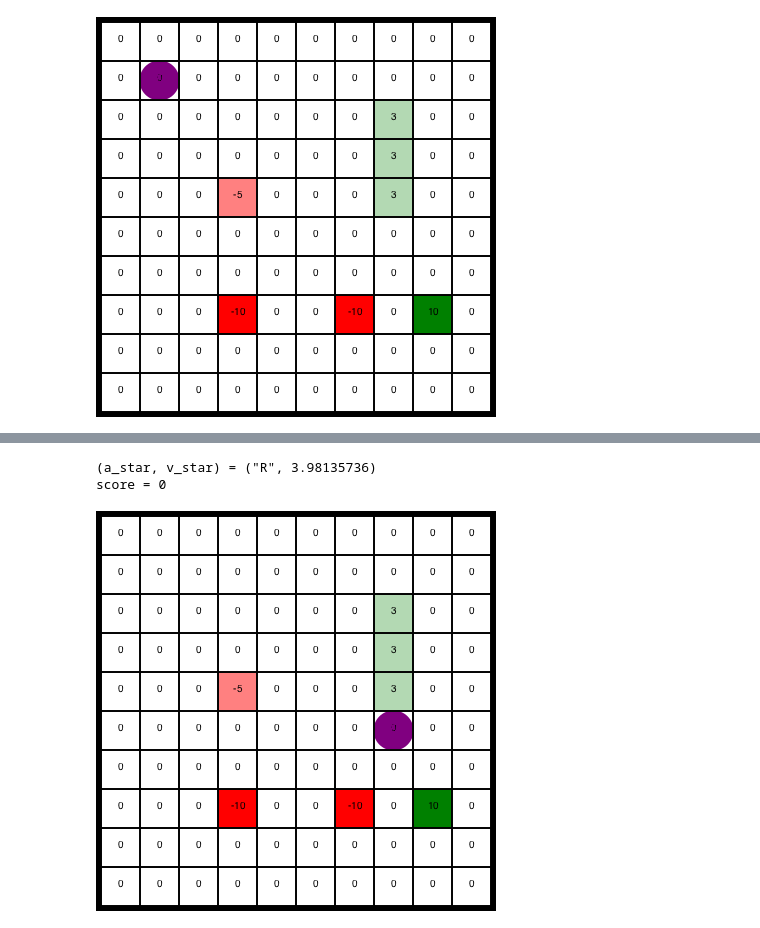
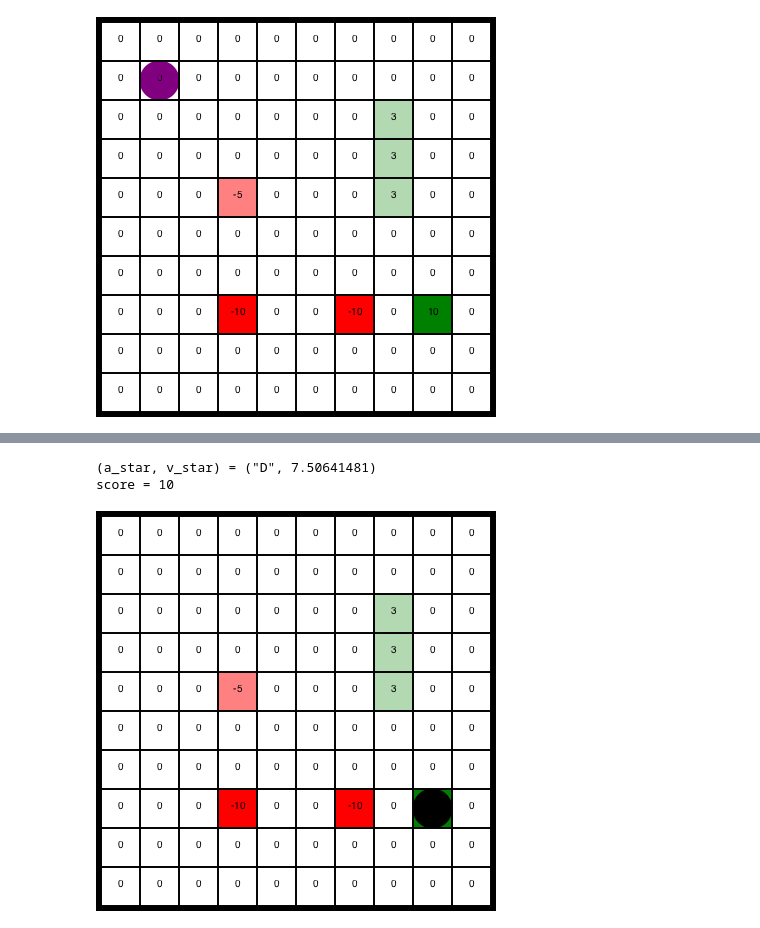
Before and after one commit to WhiffleFish/Grid, a Jupyter notebook: Julia/ForwardSearch.ipynb, the cells around one changed output, grey strips where cells are left out. Saved outputs shown, nothing was run; the diff lists cells and outputs as text; code cells hidden in the pictures.

```diff
--- a/Julia/ForwardSearch.ipynb
+++ b/Julia/ForwardSearch.ipynb
@@ -78,12 +78,17 @@ end
 
 
 function SelectAction(s,d)
+    global ABSORB_STATES, REWARDS
 
     ACTIONS = ["U","D","L","R"];
     γ = 0.9;
 
+    action_sequence = [] # Optional
+
     if d == 0
         return (nothing,0)
+    elseif s ∈ ABSORB_STATES
+        return (nothing,REWARDS[s...])
     end
 
     (a_star,v_star) = (nothing, -Inf)
@@ -205,7 +211,7 @@ score = 0
     - Result: Suboptimal return of +3 reward as opposed to the possible +10
 # %%
 # RESET/INITIALIZE
-s = [7,5];
+s = [6,5];
 score = 0;
 d = 5;
 draw_grid(REWARDS,s)
@@ -214,12 +220,15 @@ draw_grid(REWARDS,s)
 # %%
 # Run Cell Continuously to update position
 a_star, v_star = SelectAction(s,d)
 @show a_star, v_star
 s,r = move(s, a_star)
 score += r
+if s ∈ ABSORB_STATES
+    score += REWARDS[s...]
+end
 @show score
 draw_grid(REWARDS,s)
 # %% [output]
-(a_star, v_star) = ("R", 3.98135736)
-score = 0
+(a_star, v_star) = ("D", 7.50641481)
+score = 10
-[figure, old version]
+[figure, new version]
```
Also changed, not shown: parts of 3 cells of this notebook, 2 other files.
